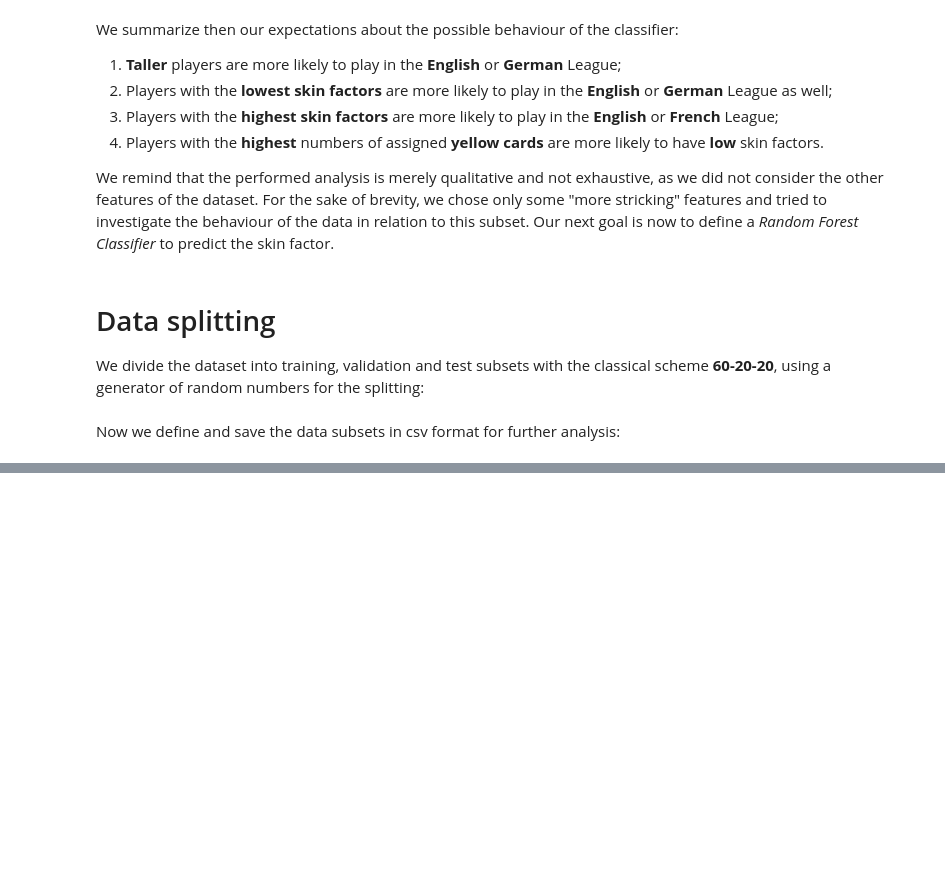
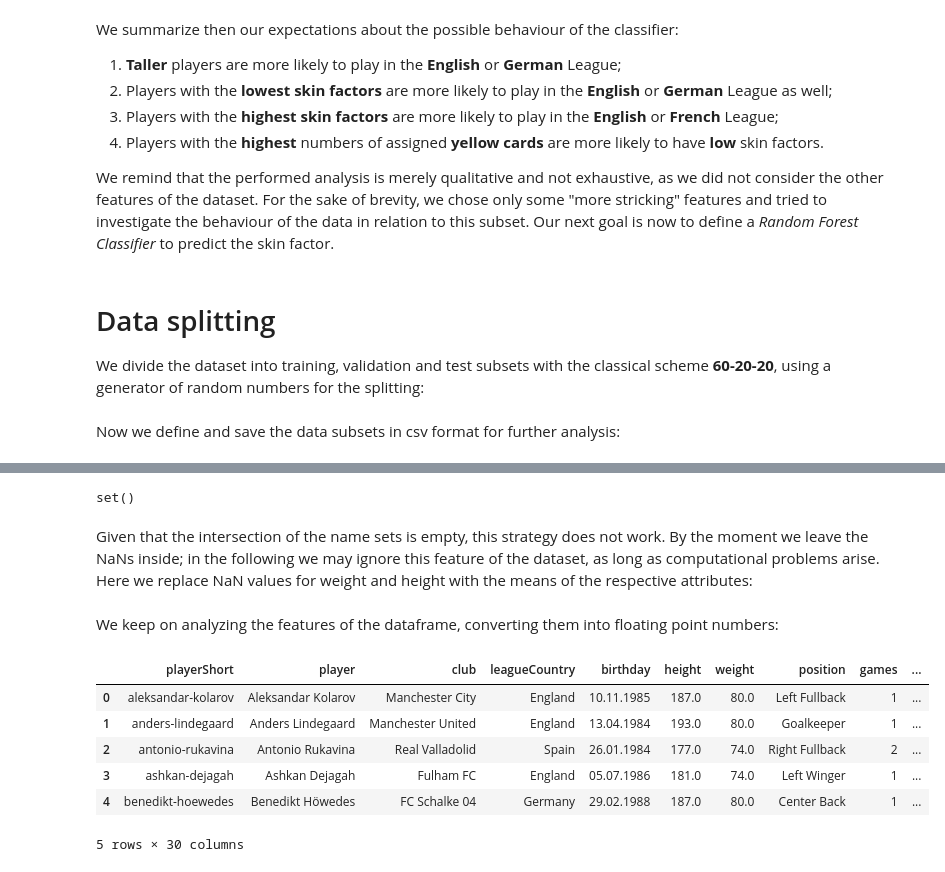
Before and after one commit to Bondzio/ADA_hw2016, a Jupyter notebook: 04 - Applied ML/AppliedML.ipynb, the cells around one changed output, grey strips where cells are left out. Saved outputs shown, nothing was run; the diff lists cells and outputs as text; code cells hidden in the pictures; blank space fills up the shorter version.

```diff
--- a/04 - Applied ML/AppliedML.ipynb
+++ b/04 - Applied ML/AppliedML.ipynb
@@ -271,0 +342,20 @@ training = pd.read_csv('training.csv')
+# %%
+set(training[training.position.isnull()].playerShort) & set(training[training.position.notnull()].playerShort)
+# %% [output]
+set()
+# %% [markdown]
+Given that the intersection of the name sets is empty, this strategy does not work. By the moment we leave the NaNs inside; in the following we may ignore this feature of the dataset, as long as computational problems arise. Here we replace NaN values for weight and height with the means of the respective attributes:
+# %%
+training = training.fillna({'weight' : np.mean(training.weight), 'height' : np.mean(training.height)})
+# %% [markdown]
+We keep on analyzing the features of the dataframe, converting them into floating point numbers:
+# %%
+training.head()
+# %% [output]
+|  | playerShort | player | club | leagueCountry | birthday | height | weight | position | games | ... |
+| 0 | aleksandar-kolarov | Aleksandar Kolarov | Manchester City | England | 10.11.1985 | 187.0 | 80.0 | Left Fullback | 1 | ... |
+| 1 | anders-lindegaard | Anders Lindegaard | Manchester United | England | 13.04.1984 | 193.0 | 80.0 | Goalkeeper | 1 | ... |
+| 2 | antonio-rukavina | Antonio Rukavina | Real Valladolid | Spain | 26.01.1984 | 177.0 | 74.0 | Right Fullback | 2 | ... |
+| 3 | ashkan-dejagah | Ashkan Dejagah | Fulham FC | England | 05.07.1986 | 181.0 | 74.0 | Left Winger | 1 | ... |
+| 4 | benedikt-hoewedes | Benedikt Höwedes | FC Schalke 04 | Germany | 29.02.1988 | 187.0 | 80.0 | Center Back | 1 | ... |
+5 rows × 30 columns
```
Also changed, not shown: parts of 15 cells of this notebook.
